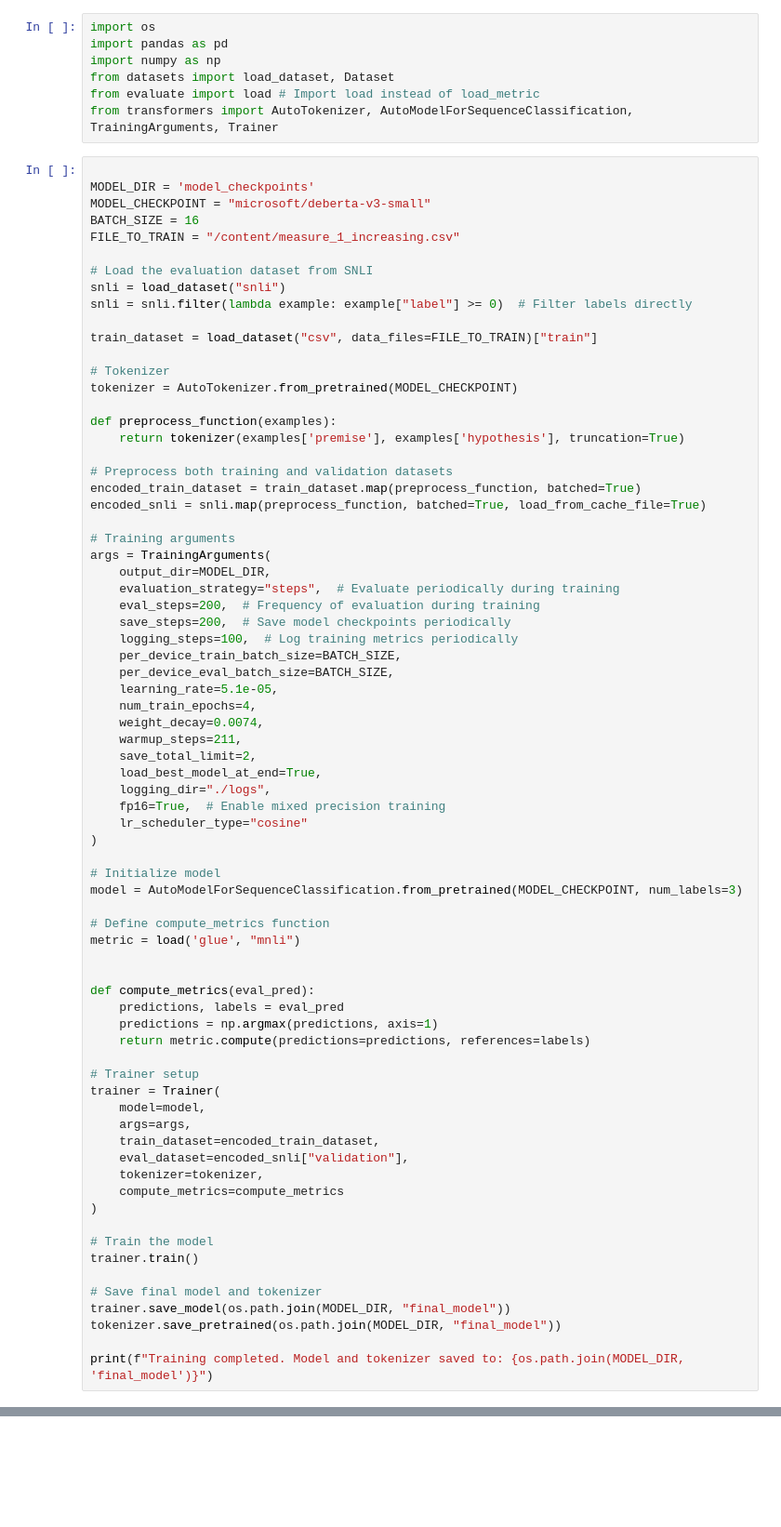
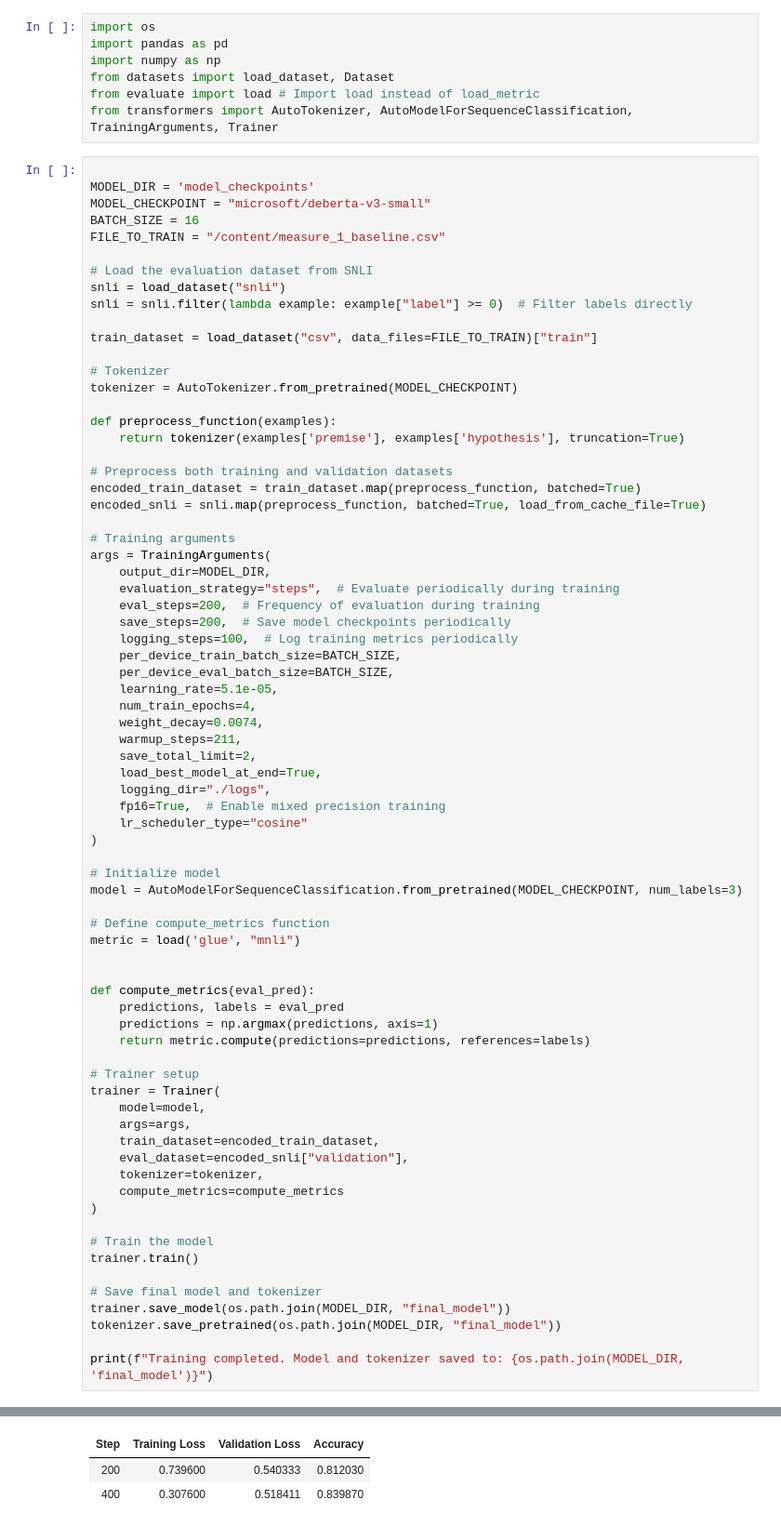
Before and after one commit to Jagoda222/LoLa---group-8, a Jupyter notebook: calculate_measure.ipynb, the cells around one changed output, grey strips where cells are left out. Shown: that part at 93% size. Drawn from its saved outputs; the diff is of its cells as text; blank space fills up the shorter version.

```diff
--- a/calculate_measure.ipynb
+++ b/calculate_measure.ipynb
@@ -284,7 +267,7 @@ from transformers import AutoTokenizer, AutoModelForSequenceClassification, Trai
 MODEL_DIR = 'model_checkpoints'
 MODEL_CHECKPOINT = "microsoft/deberta-v3-small"
 BATCH_SIZE = 16
-FILE_TO_TRAIN = "/content/measure_1_increasing.csv"
+FILE_TO_TRAIN = "/content/measure_1_baseline.csv"
 
 # Load the evaluation dataset from SNLI
 snli = load_dataset("snli")
@@ -356,0 +343,3 @@ KeyboardInterrupt:
+| Step | Training Loss | Validation Loss | Accuracy |
+| 200 | 0.739600 | 0.540333 | 0.812030 |
+| 400 | 0.307600 | 0.518411 | 0.839870 |
```
Also changed, not shown: parts of 18 cells of this notebook.
